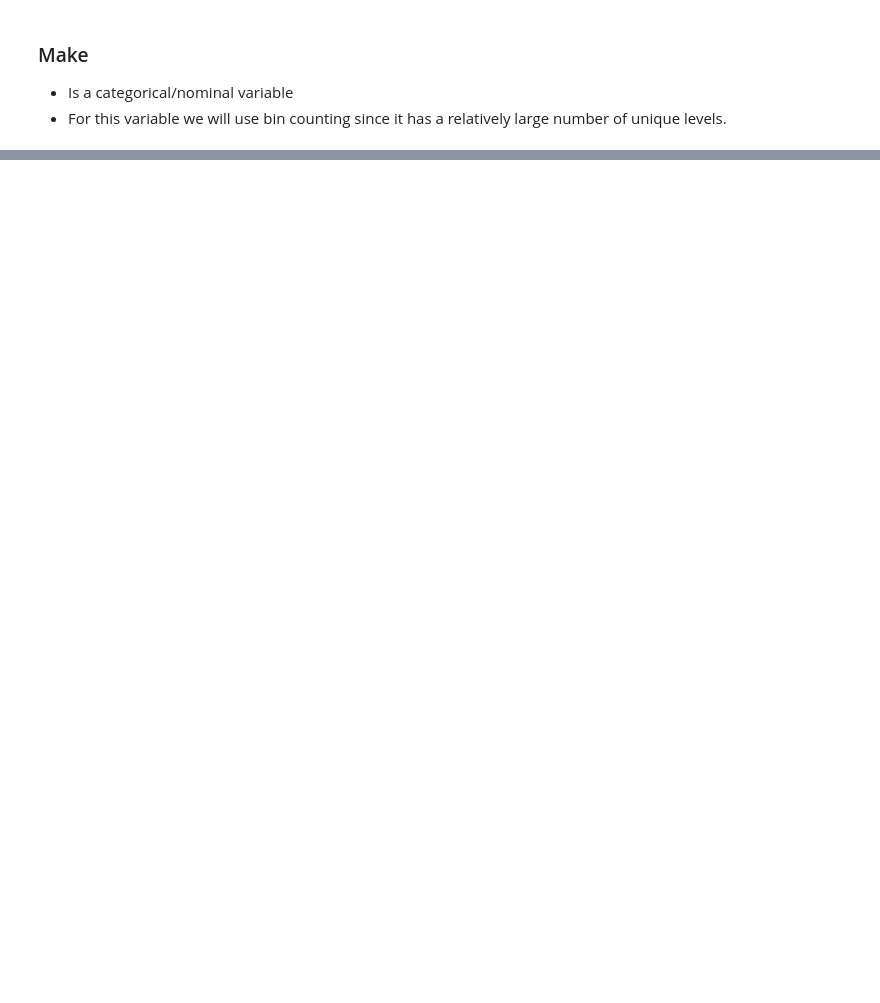
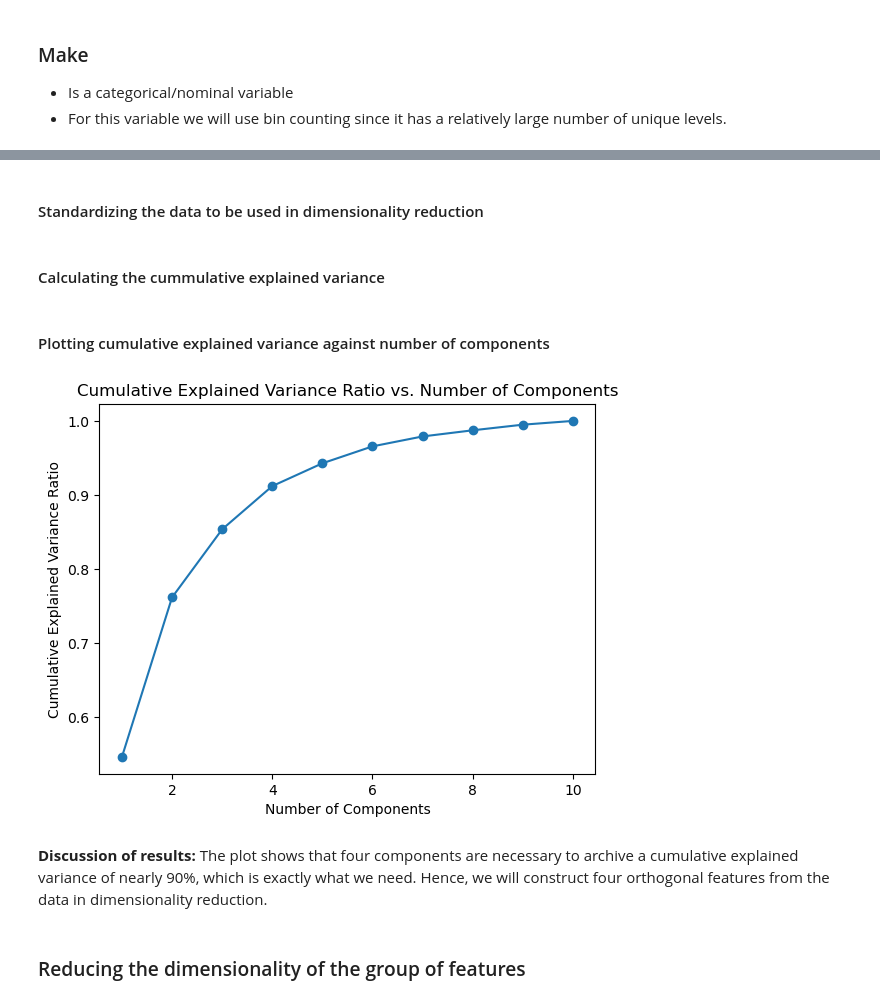
Before and after one commit to ktxdev/AIM-5001, a Jupyter notebook: Project 2/2. Code/S_Huvaya_Project2_assn_.ipynb, the cells around one changed output, grey strips where cells are left out. Cells and saved outputs as stored; diff of their text form; code cells hidden in the pictures; blank space fills up the shorter version.

Commit message:
Implemented dimensionality reduction

```diff
--- a/Project 2/2. Code/S_Huvaya_Project2_assn_.ipynb
+++ b/Project 2/2. Code/S_Huvaya_Project2_assn_.ipynb
@@ -647,11 +647,14 @@ plt.show()
 # %%
 from sklearn.impute import KNNImputer
 
+# Creating an instance of KNNImputer with 3 neighbors
 imputer = KNNImputer(n_neighbors = 3)
 
-df['price'] = imputer.fit_transform(df[['price']])
+# Replacing the price with imputed values
+data['price'] = imputer.fit_transform(data[['price']])
 
-continous_variable_univariate_graphics(df, "price")
+# Plotting the updated price histogram and barplot
+continous_variable_univariate_graphics(data, "price")
 # %% [output]
 [figure]
 # %% [markdown]
@@ -808,0 +848,11 @@ df.head()
+# %%
+from sklearn.impute import KNNImputer
+
+# Copying the dataframe to new dataframe to use for imputation
+data6 = data.copy()
+
+# Creating an instance of KNNImputer with 3 neighbors
+imputer = KNNImputer(n_neighbors = 3)
+
+# Imputing missing values in horsepower and peak-rpm features
+data6[['horsepower', 'peak-rpm']] = imputer.fit_transform(data[['horsepower', 'peak-rpm']])
@@ -808,0 +863,38 @@ df.head()
+# %% [markdown]
+#### Standardizing the data to be used in dimensionality reduction
+# %%
+from sklearn.preprocessing import StandardScaler
+
+# Creating an instance of StandardScaler
+scaler = StandardScaler()
+
+column_group = ['wheel-base','length', 'width', 'height', 'curb-weight', 'engine-size', 'compression-ratio', 'horsepower', 'peak-rpm','city-mpg']
+# Scaling the features to be used in PCA
+scaled_features = scaler.fit_transform(data6[column_group])
+# %% [markdown]
+#### Calculating the cummulative explained variance
+# %%
+from sklearn.decomposition import PCA
+
+# Creating an instance of PCA
+pca = PCA()
+
+# Applying PCA to get the cummulative explained variance
+pca.fit(scaled_features)
+
+cumulative_variance_ratio = np.cumsum(pca.explained_variance_ratio_)
+# %% [markdown]
+#### Plotting cumulative explained variance against number of components
+# %%
+# Plot cumulative explained variance
+plt.plot(range(1, len(cumulative_variance_ratio) + 1), cumulative_variance_ratio, marker='o')
+plt.xlabel('Number of Components')
+plt.ylabel('Cumulative Explained Variance Ratio')
+plt.title('Cumulative Explained Variance Ratio vs. Number of Components')
+plt.show()
+# %% [output]
+[figure, added]
+# %% [markdown]
+**Discussion of results:** The plot shows that four components are necessary to archive a cumulative explained variance of nearly 90%, which is exactly what we need. Hence, we will construct four orthogonal features from the data in dimensionality reduction.
+# %% [markdown]
+### Reducing the dimensionality of the group of features
```
Also changed, not shown: parts of 63 cells of this notebook.
